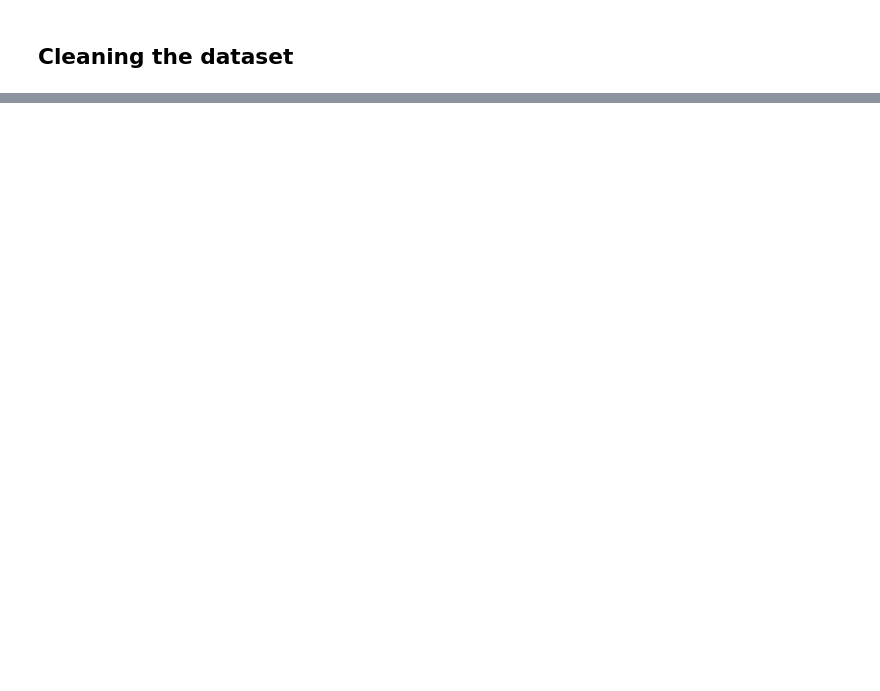
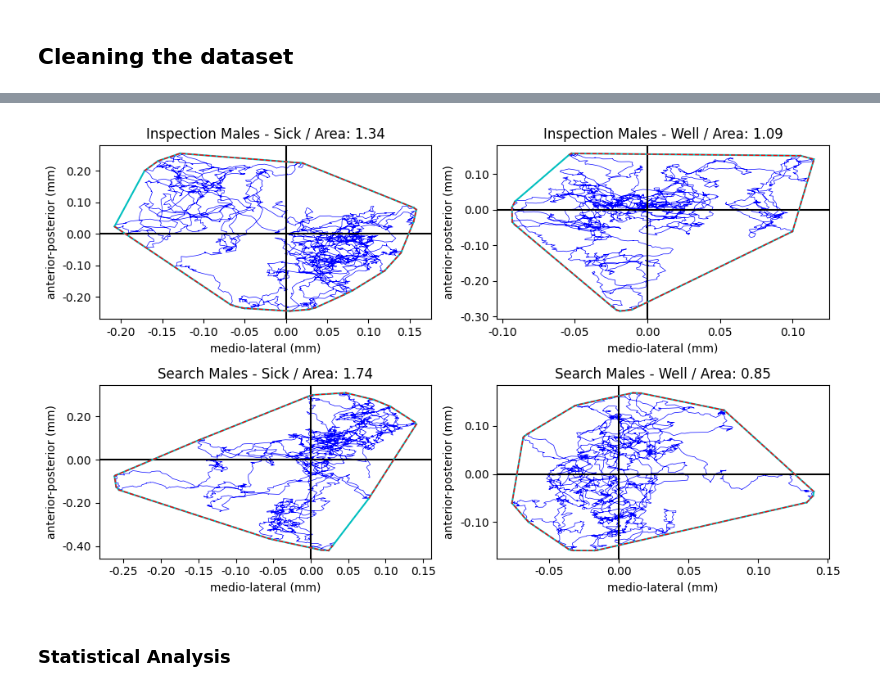
Before and after one commit to daniloarruda13/predicting-cybersickness-from-postural-data-with-machine-learning, a Jupyter notebook: data_analysis_and_modeling.ipynb, the cells around one changed output, grey strips where cells are left out. Saved outputs shown, nothing was run; the diff lists cells and outputs as text; code cells hidden in the pictures; blank space fills up the shorter version.

```diff
--- a/data_analysis_and_modeling.ipynb
+++ b/data_analysis_and_modeling.ipynb
@@ -123,0 +342,16 @@ search = search.drop(df_outliers.index)
+# %%
+# Plotting Sickness vs. Well for Males
+
+plot_time_series_grid(
+    det_df[(det_df['sex'] == 2) & (det_df['Sickness'] == 1)&(det_df['Condition'] == 1)],
+    det_df[(det_df['sex'] == 2) & (det_df['Sickness'] == 0)&(det_df['Condition'] == 1)],
+    det_df[(det_df['sex'] == 2) & (det_df['Sickness'] == 1)&(det_df['Condition'] == 2)],
+    det_df[(det_df['sex'] == 2) & (det_df['Sickness'] == 0)&(det_df['Condition'] == 2)],
+    'Inspection Males - Sick',
+    'Inspection Males - Well',
+    'Search Males - Sick',
+    'Search Males - Well')
+# %% [output]
+[figure, added]
+# %% [markdown]
+### Statistical Analysis
```
Also changed, not shown: parts of 59 cells of this notebook, 6 other files.
